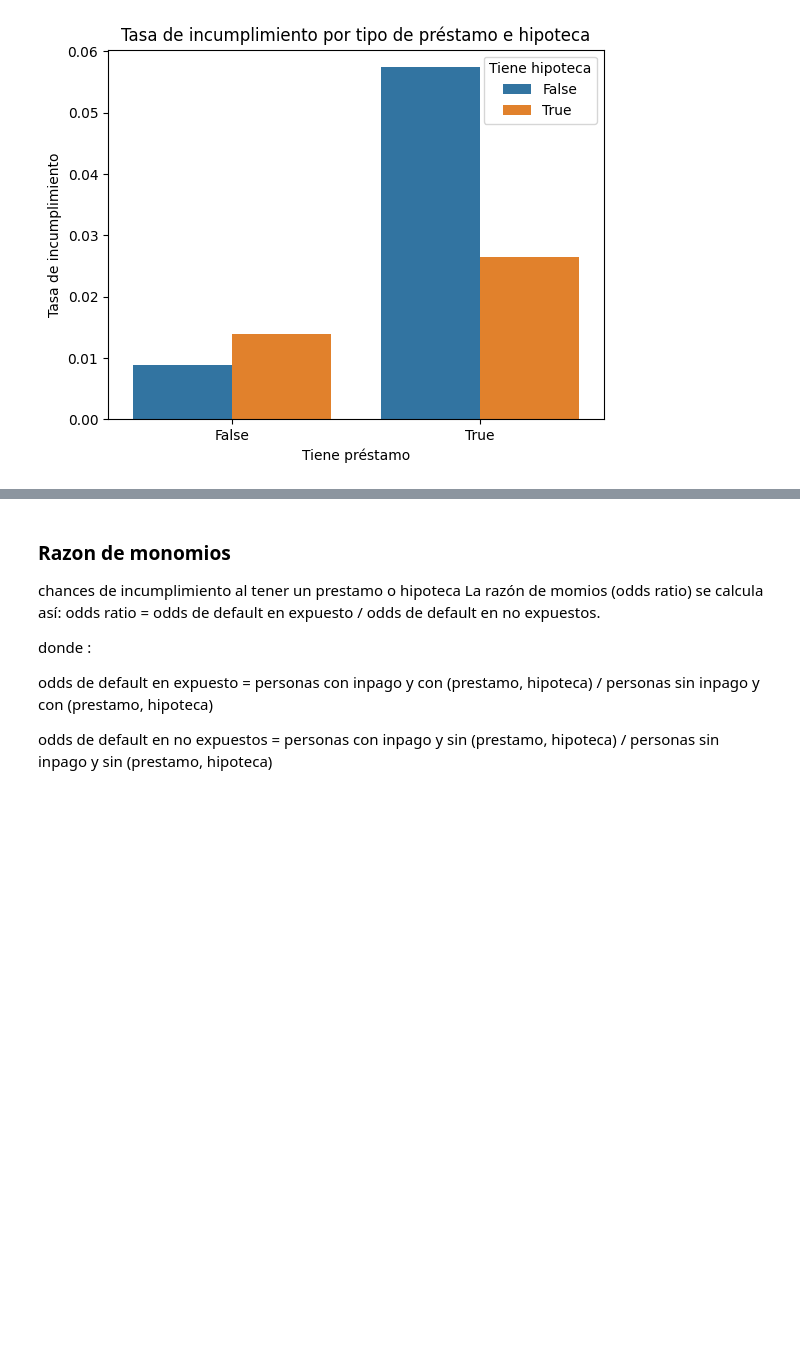
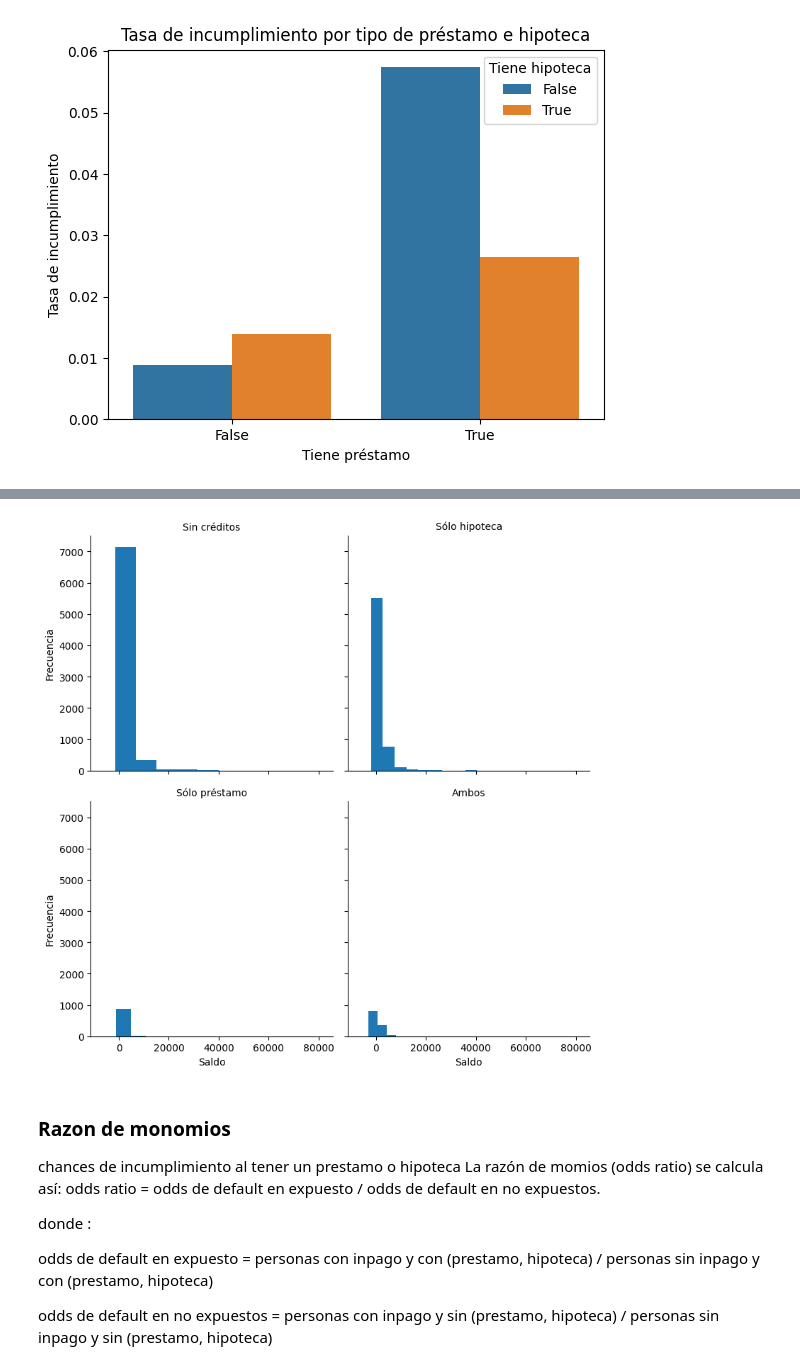
Before and after one commit to MarinaTorba/PersonalDataProrjects, a Jupyter notebook: Equip_9/Scripts/Analisis _Finanzas_250519.ipynb, the cells around one changed output, grey strips where cells are left out. Drawn from its saved outputs; the diff is of its cells as text; code cells hidden in the pictures; blank space fills up the shorter version.

```diff
--- a/Equip_9/Scripts/Analisis _Finanzas_250519.ipynb
+++ b/Equip_9/Scripts/Analisis _Finanzas_250519.ipynb
@@ -66,3 +100,14 @@ plt.show()
+# %%
+# Facetgrid con histogramas
+g = sns.FacetGrid(df, col='categoria_credito', col_wrap=2, height=4, sharex=True, sharey=True)
+g.map(plt.hist, 'balance', bins=10)
+
+g.set_titles(col_template='{col_name}')
+g.set_axis_labels('Saldo', 'Frecuencia')
+plt.tight_layout()
+plt.show()
+# %% [output]
+[figure, added]
 # %% [markdown]
 ### Razon de monomios
 chances de incumplimiento al tener un prestamo o hipoteca
```
Also changed, not shown: parts of 9 cells of this notebook.
